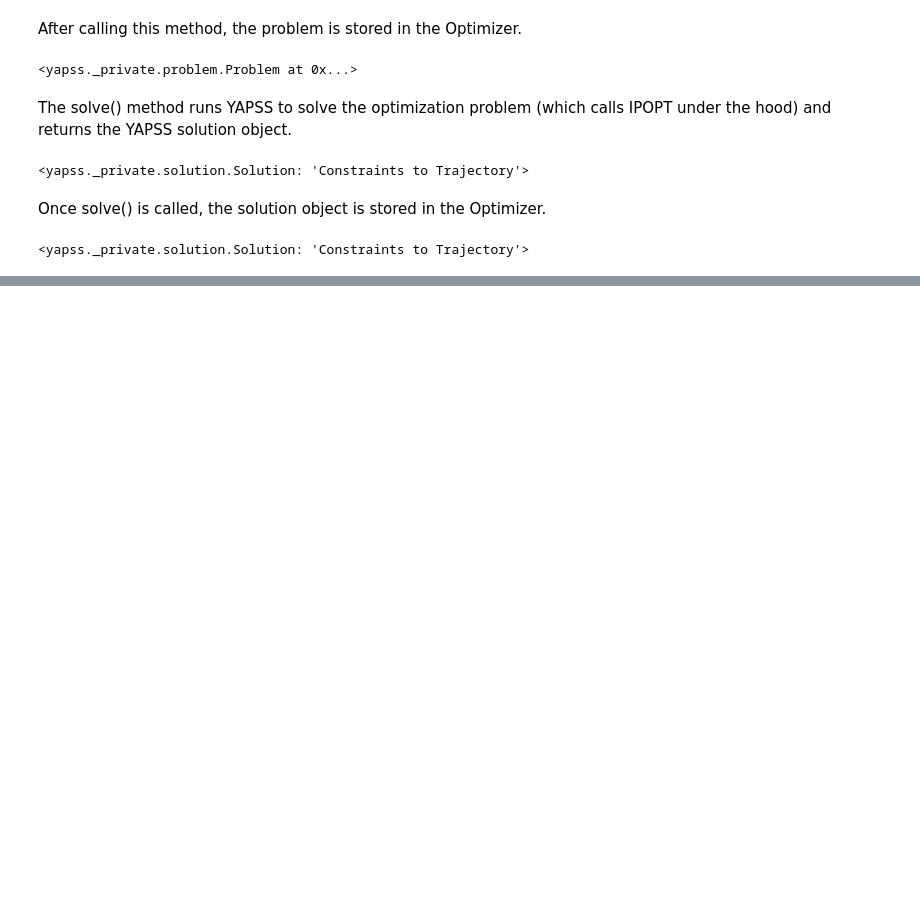
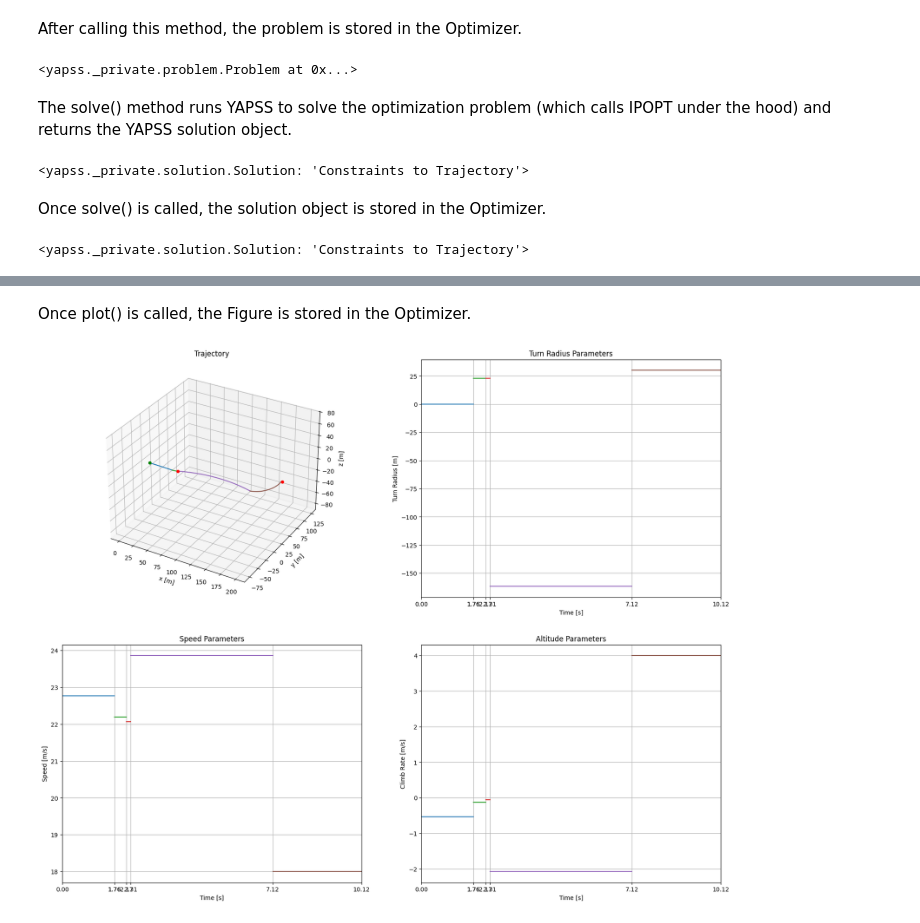
Before and after one commit to Connor-Lemons/Ardupilot-Path-Optimizer, a Jupyter notebook: full_guide.ipynb, the cells around one changed output, grey strips where cells are left out. Drawn from its saved outputs; the diff is of its cells as text; code cells hidden in the pictures; blank space fills up the shorter version.

```diff
--- a/full_guide.ipynb
+++ b/full_guide.ipynb
@@ -458,0 +477,6 @@ display(optim.solution)
+# %% [markdown]
+Once plot() is called, the Figure is stored in the Optimizer.
+# %%
+display(optim.fig)
+# %% [output]
+[figure, added]
```
Also changed, not shown: parts of 8 cells of this notebook, 1 other file.
